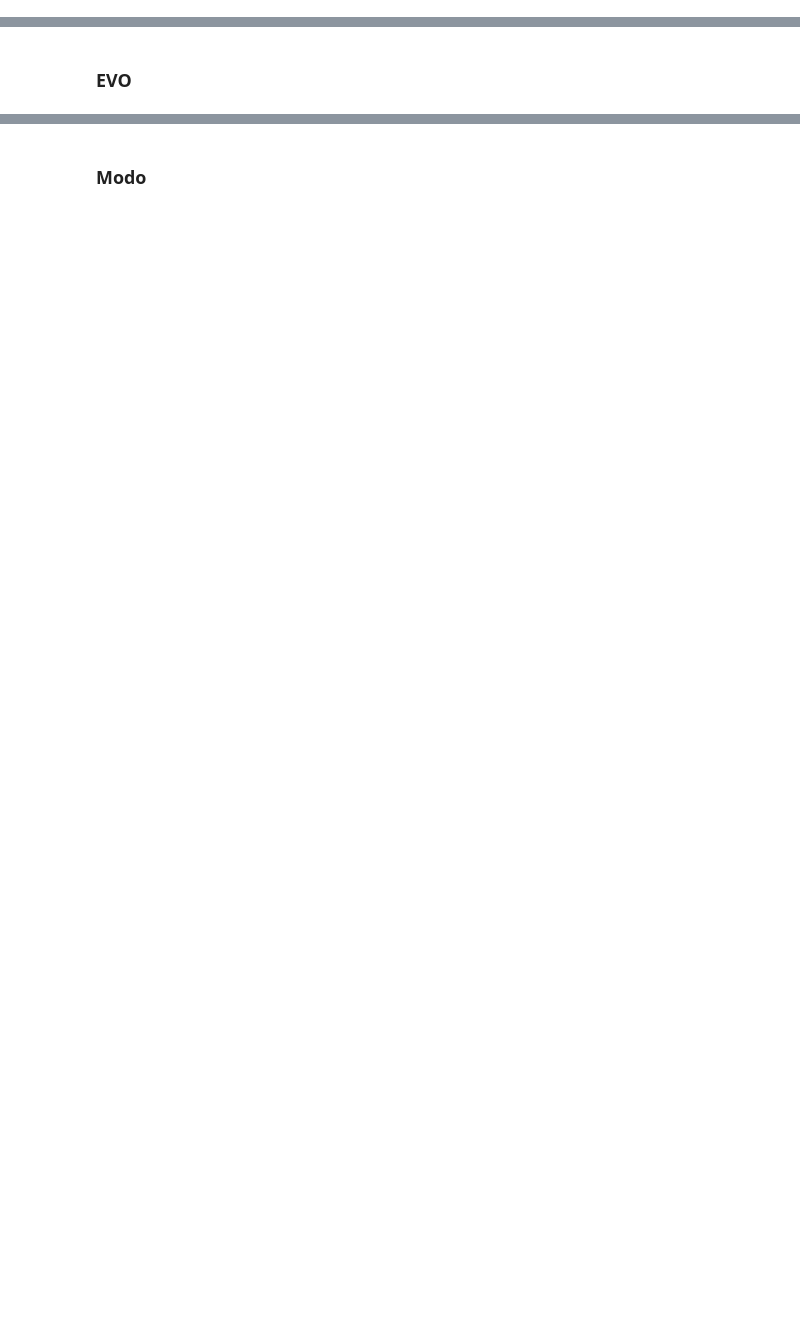
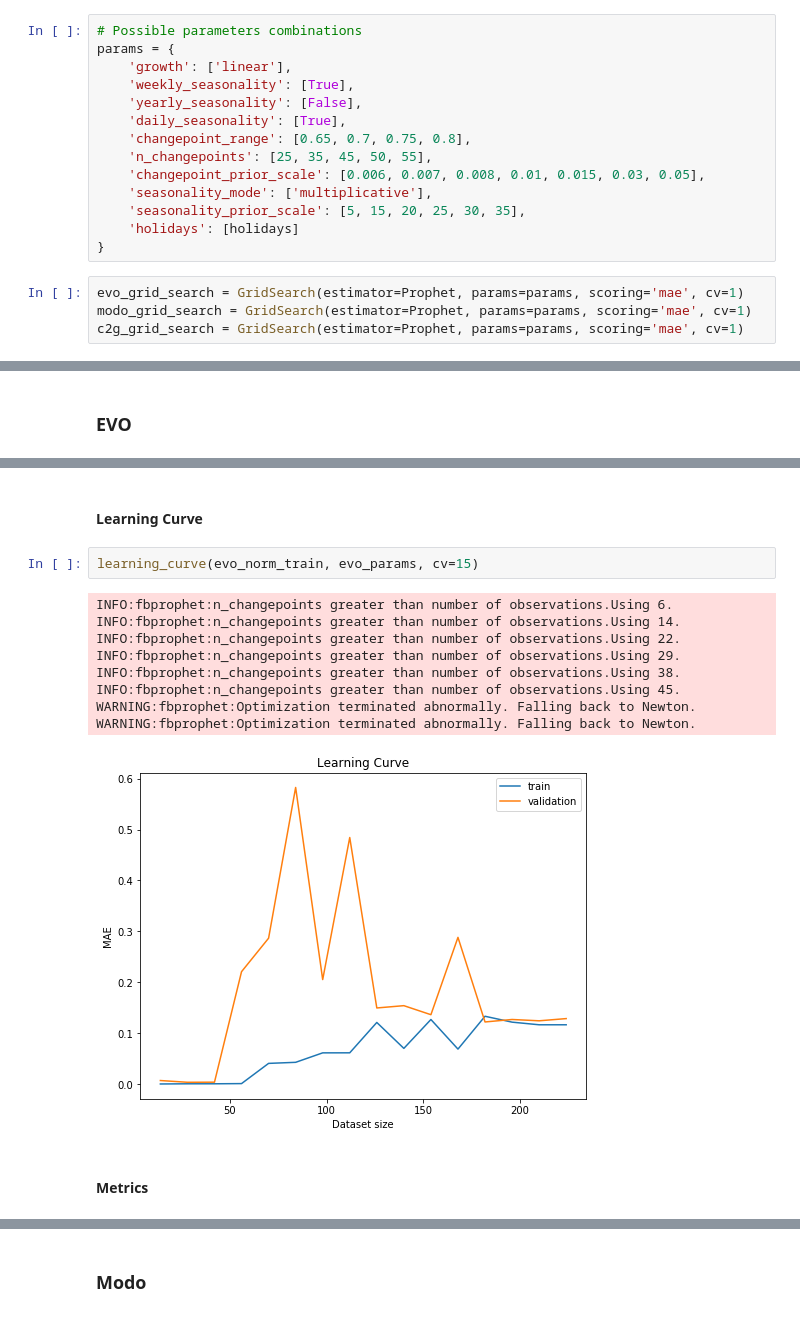
Before and after one commit to netlabufjf/timeseries-forecast, a Jupyter notebook: prophetAnalysis.ipynb, the cells around one changed output, grey strips where cells are left out. Saved outputs shown, nothing was run; the diff lists cells and outputs as text; blank space fills up the shorter version.

```diff
--- a/prophetAnalysis.ipynb
+++ b/prophetAnalysis.ipynb
@@ -139,0 +162,18 @@ holidays = pd.DataFrame({
+# %%
+# Possible parameters combinations
+params = {
+    'growth': ['linear'],
+    'weekly_seasonality': [True],
+    'yearly_seasonality': [False],
+    'daily_seasonality': [True],
+    'changepoint_range': [0.65, 0.7, 0.75, 0.8],
+    'n_changepoints': [25, 35, 45, 50, 55],
+    'changepoint_prior_scale': [0.006, 0.007, 0.008, 0.01, 0.015, 0.03, 0.05],
+    'seasonality_mode': ['multiplicative'],
+    'seasonality_prior_scale': [5, 15, 20, 25, 30, 35],
+    'holidays': [holidays]
+}
+# %%
+evo_grid_search = GridSearch(estimator=Prophet, params=params, scoring='mae', cv=1)
+modo_grid_search = GridSearch(estimator=Prophet, params=params, scoring='mae', cv=1)
+c2g_grid_search = GridSearch(estimator=Prophet, params=params, scoring='mae', cv=1)
@@ -203,0 +364,16 @@ INFO:fbprophet:Making 21 forecasts with cutoffs between 2018-07-01 00:00:00 and
+# %% [markdown]
+#### Learning Curve
+# %%
+learning_curve(evo_norm_train, evo_params, cv=15)
+# %% [output]
+INFO:fbprophet:n_changepoints greater than number of observations.Using 6.
+INFO:fbprophet:n_changepoints greater than number of observations.Using 14.
+INFO:fbprophet:n_changepoints greater than number of observations.Using 22.
+INFO:fbprophet:n_changepoints greater than number of observations.Using 29.
+INFO:fbprophet:n_changepoints greater than number of observations.Using 38.
+INFO:fbprophet:n_changepoints greater than number of observations.Using 45.
+WARNING:fbprophet:Optimization terminated abnormally. Falling back to Newton.
+WARNING:fbprophet:Optimization terminated abnormally. Falling back to Newton.
+[figure, added]
+# %% [markdown]
+#### Metrics
```
Also changed, not shown: parts of 56 cells of this notebook, 1 other file.
